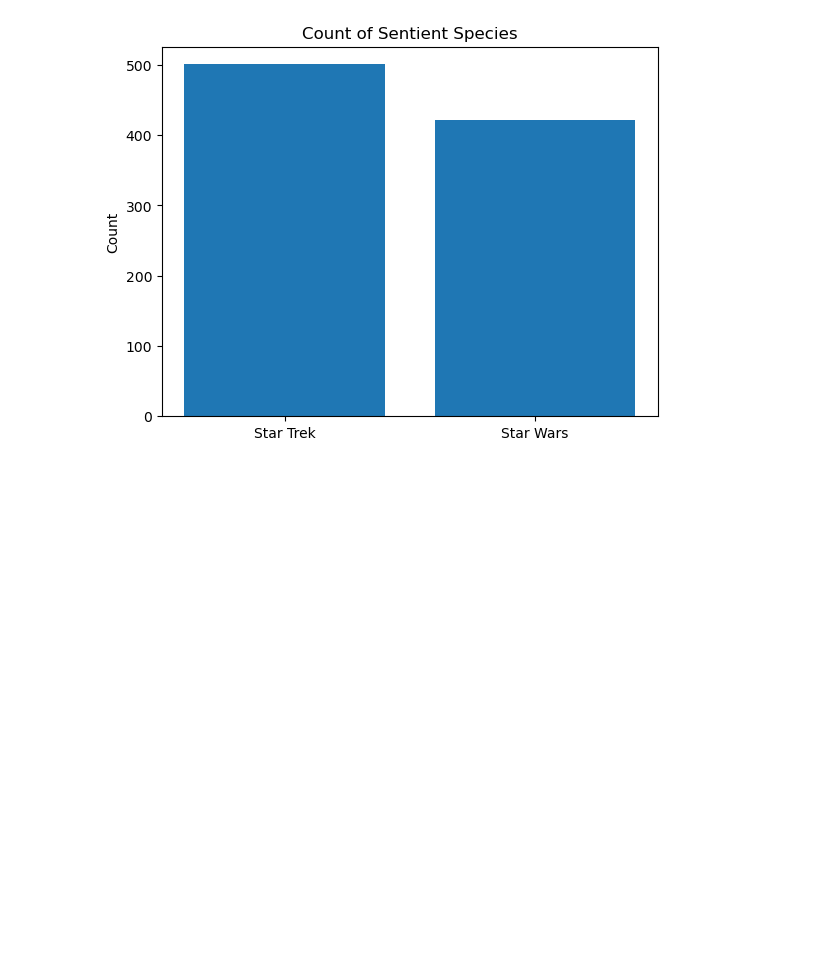
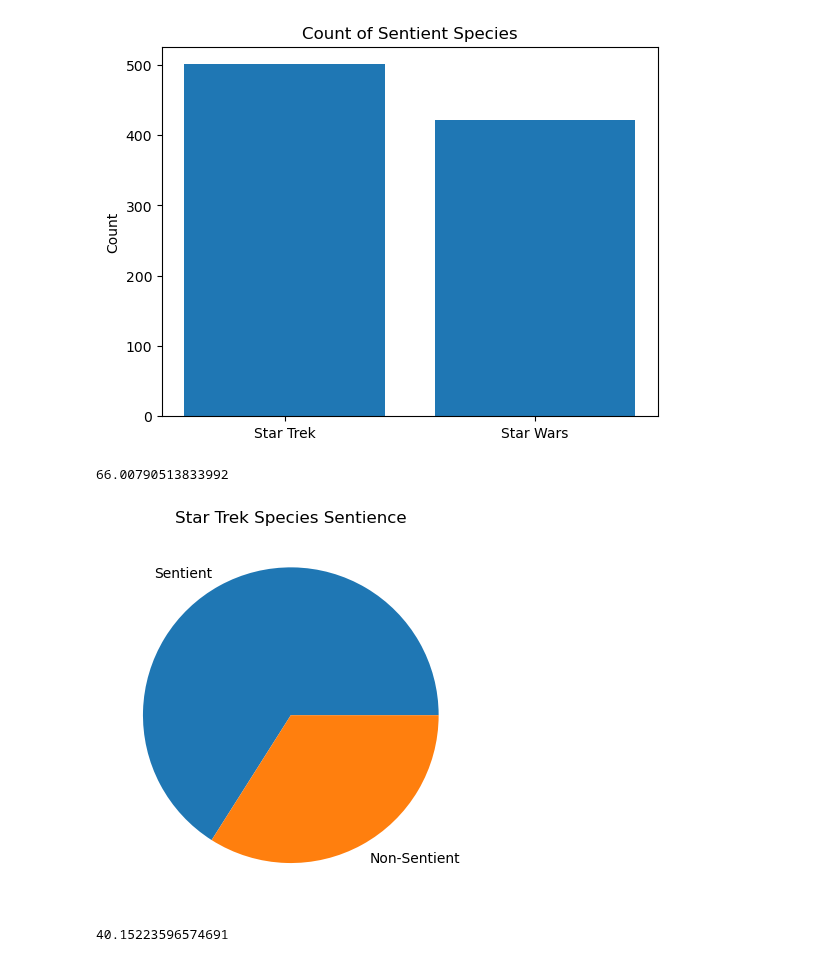
Before and after one commit to wesiswes629/wookiestapi, a Jupyter notebook: notebooks/all_species.ipynb, the cells around one changed output. Drawn from its saved outputs; the diff is of its cells as text; code cells hidden in the pictures; blank space fills up the shorter version.

Commit message:
species comparisons complete

```diff
--- a/notebooks/all_species.ipynb
+++ b/notebooks/all_species.ipynb
@@ -221,3 +221,31 @@ plt.title('Count of Sentient Species')
 plt.show()
 # %% [output]
 [figure]
+# %%
+# We will create a pie graph for each to show percentages of sentient species compared to total species.
+
+# Start with Star Trek
+
+st_percent = warp_count / len(sts) * 100
+
+print(st_percent)
+# %% [output]
+66.00790513833992
+# %%
+# Create the pie chart
+stlabels = ['Sentient', 'Non-Sentient']
+stsizes = [st_percent, (100-st_percent)]
+
+# Plot pie chart
+plt.pie(stsizes, labels=stlabels)
+plt.title('Star Trek Species Sentience')
+plt.show()
+# %% [output]
+[figure, added]
+# %%
+# We will find the percentage of sentient species in Star Wars
+
+sw_percent = sw_sentient / len(sws_updated) * 100
+print(sw_percent)
+# %% [output]
+40.15223596574691
```
Also changed, not shown: parts of 2 cells of this notebook.
